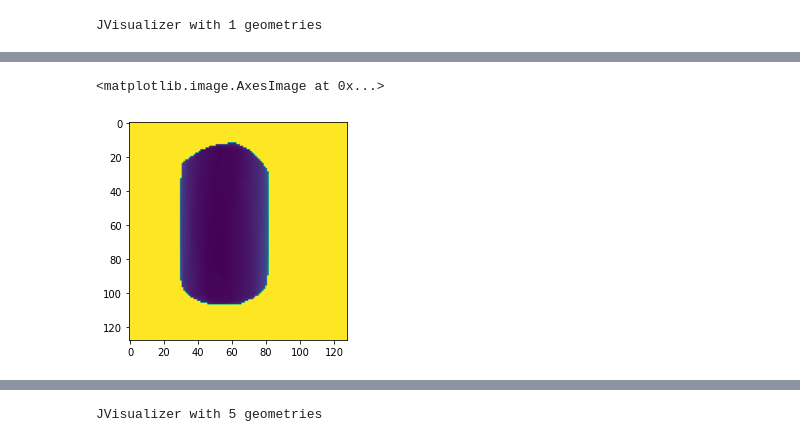
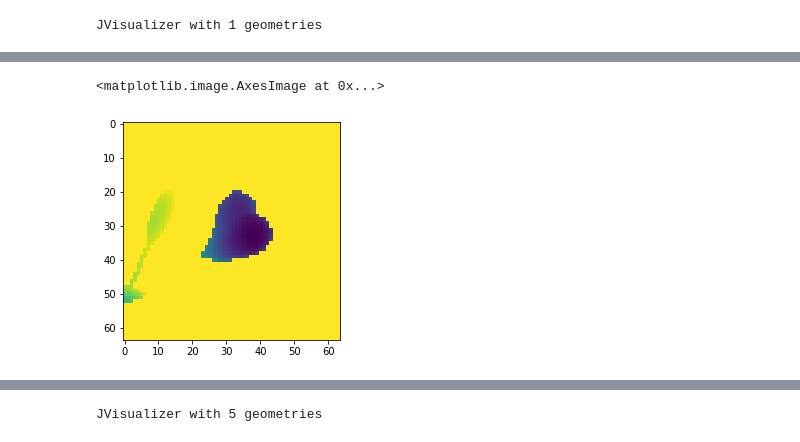
Before and after one commit to ishikaalunawat/NeuGrasp-Net, a Jupyter notebook: scripts/rendering/grasp_render.ipynb, the cells around one changed output, grey strips where cells are left out. Saved outputs shown, nothing was run; the diff lists cells and outputs as text; code cells hidden in the pictures.

```diff
--- a/scripts/rendering/grasp_render.ipynb
+++ b/scripts/rendering/grasp_render.ipynb
@@ -22,29 +22,35 @@ from vgn.utils.implicit import get_scene_from_mesh_pose_list, as_mesh
 from vgn.utils.misc import apply_noise
 from vgn.grasp_sampler import GpgGraspSamplerPcl
 
-OBJECT_COUNT_LAMBDA = 4
-GRASPS_PER_SCENE = 80
-GRASPS_PER_SCENE_GPG = 40
 np.random.seed()
-previous_root="/home/sjauhri/IAS_WS/potato-net/GIGA-TSDF/GIGA-6DoF/data/pile/data_pile_train_random_raw_4M/"
+
+previous_root="/home/sjauhri/IAS_WS/potato-net/GIGA-TSDF/GIGA-6DoF/data/pile/data_pile_train_random_raw_4M_radomized_views/"
 data_root = "/home/sjauhri/IAS_WS/potato-net/GIGA-TSDF/GIGA-6DoF/"
-mesh_list_files = glob.glob(os.path.join(previous_root, 'mesh_pose_list', '*.npz'))
-
-index = 20 # np.random.randint(32000) # index 20 is a good example
 sim_gui = False
 three_cameras = True # Use one camera for wrist and two cameras for the fingers
 add_noise = True # Add dex noise to the rendered images like GIGA
+noise_type = 'mod_dex'
+gp_rate = 0.5 # Rate of applying Gaussian process noise
 voxel_downsample_size = 0.002 # 2mm
 max_points = 1023
 scene='pile'
 object_set='pile/train'
-# Re-create the saved simulation
-sim = ClutterRemovalSim(scene, object_set, gui=sim_gui, data_root=data_root) # parameters scene and object_set are not used
+
+## Re-create the saved simulation
+# Get random scene
+index = np.random.randint(32000) # index 20 is a good example.
+mesh_list_files = glob.glob(os.path.join(previous_root, 'mesh_pose_list', '*.npz'))
 mesh_pose_list = np.load(mesh_list_files[index], allow_pickle=True)['pc']
 scene_id = os.path.basename(mesh_list_files[index])[:-4] # scene id without .npz extension
+## Get specific scene
+# scene_id = 'f614e39ed9df4e1094d569cddc20979b'
+# mesh_list_file = os.path.join(previous_root, 'mesh_pose_list', scene_id + '.npz')
+# mesh_pose_list = np.load(mesh_list_file, allow_pickle=True)['pc']
+
+sim = ClutterRemovalSim(scene, object_set, gui=sim_gui, data_root=data_root) # parameters scene and object_set are not used
 sim.setup_sim_scene_from_mesh_pose_list(mesh_pose_list, table=False, data_root=data_root) # Setting table to False because we don't want to render it
+# sim.save_state()
 
-# sim.save_state()
 # Get scene point cloud and normals using ground truth meshes
 scene_mesh = get_scene_from_mesh_pose_list(mesh_pose_list, data_root=data_root)
 o3d_scene_mesh = scene_mesh.as_open3d
@@ -90,7 +96,7 @@ def render_side_images(sim, n=1, random=False, camera=None):
 
     return depth_imgs, extrinsics
 # Create our own camera
-width, height = 128, 128 # relatively low resolution
+width, height = 64, 64 # relatively low resolution
 width_fov = np.deg2rad(120.0) # angular FOV
 height_fov = np.deg2rad(120.0) # angular FOV
 f_x = width / (np.tan(width_fov / 2.0))
@@ -99,8 +105,7 @@ intrinsic = CameraIntrinsic(width, height, f_x, f_y, width/2, height/2)
 
 # To capture 5cms on both sides of the gripper, using a 120 deg FOV, we need to be atleast 0.05/tan(60) = 2.8 cms away
 height_max_dist = sim.gripper.max_opening_width/2.5
-width_max_dist  = sim.gripper.max_opening_width/2.0 + 0.005 # 0.5 cm extra
-# width_max_dist += 0.02 # 2 cms extra?
+width_max_dist  = sim.gripper.max_opening_width/2.0 + 0.015 # 1.5 cm extra
 dist_from_gripper = width_max_dist/np.tan(width_fov/2.0)
 min_measured_dist = 0.001
 max_measured_dist = dist_from_gripper + sim.gripper.finger_depth + 0.005 # 0.5 cm extra
@@ -110,7 +115,7 @@ camera = sim.world.add_camera(intrinsic, min_measured_dist, max_measured_dist+0.
 
 if three_cameras:
     # Use one camera for wrist and two cameras for the fingers
-    finger_height_max_dist = sim.gripper.max_opening_width/2.5
+    # finger_height_max_dist = sim.gripper.max_opening_width/2.5 # Not required if filtering combined cloud
     finger_width_max_dist = sim.gripper.finger_depth/2.0 + 0.005 # 0.5 cm extra
     dist_from_finger = finger_width_max_dist/np.tan(width_fov/2.0)
     finger_max_measured_dist = dist_from_finger + 0.95*sim.gripper.max_opening_width
@@ -140,28 +144,28 @@ INFO - 2023-04-09 16:12:53,981 - acceleratesupport - No OpenGL_accelerate module
 # %%
 ## Move camera to grasp offset frame
 grasp_center = grasps[0].pose.translation
 # Unfortunately VGN/GIGA grasps are not in the grasp frame we want (frame similar to PointNetGPD), so we need to transform them
 grasp_frame_rot =  grasps[0].pose.rotation * Rotation.from_euler('Y', np.pi/2) * Rotation.from_euler('Z', np.pi)
 grasp_tf = Transform(grasp_frame_rot, grasp_center).as_matrix()
 offset_pos =  (grasp_tf @ np.array([[-dist_from_gripper],[0],[0],[1.]]))[:3].squeeze() # Move to offset frame
 # (Debug) viz the grasp center and offset_pos:
 # visualizer.add_geometry(o3d.geometry.PointCloud(o3d.utility.Vector3dVector(grasp_center.reshape(1,3))))
 # visualizer.add_geometry(o3d.geometry.PointCloud(o3d.utility.Vector3dVector(offset_pos.reshape(1,3))))
 # visualizer.show()
 
 # Unfortunately the bullet renderer uses the OpenGL format so we have to use yet another extrinsic
 grasp_up_axis = grasp_tf.T[2,:3] # np.array([0.0, 0.0, 1.0]) # grasp_tf z-axis
 extrinsic_bullet = Transform.look_at(eye=offset_pos, center=grasp_center, up=grasp_up_axis)
 
 ## render image
 depth_img = camera.render(extrinsic_bullet)[1]
 # Optional: Add some dex noise like GIGA
 if add_noise:
-    depth_img = apply_noise(depth_img, noise_type='dex')
+    depth_img = apply_noise(depth_img, noise_type=noise_type, gp_rate=gp_rate)
 plt.imshow(depth_img)
 # %% [output]
 <matplotlib.image.AxesImage at 0x...>
-[figure, old version]
+[figure, new version]
 # %%
 ## Do the same for the other cameras
 if three_cameras:
```
Also changed, not shown: parts of 5 cells of this notebook, 4 other files.
